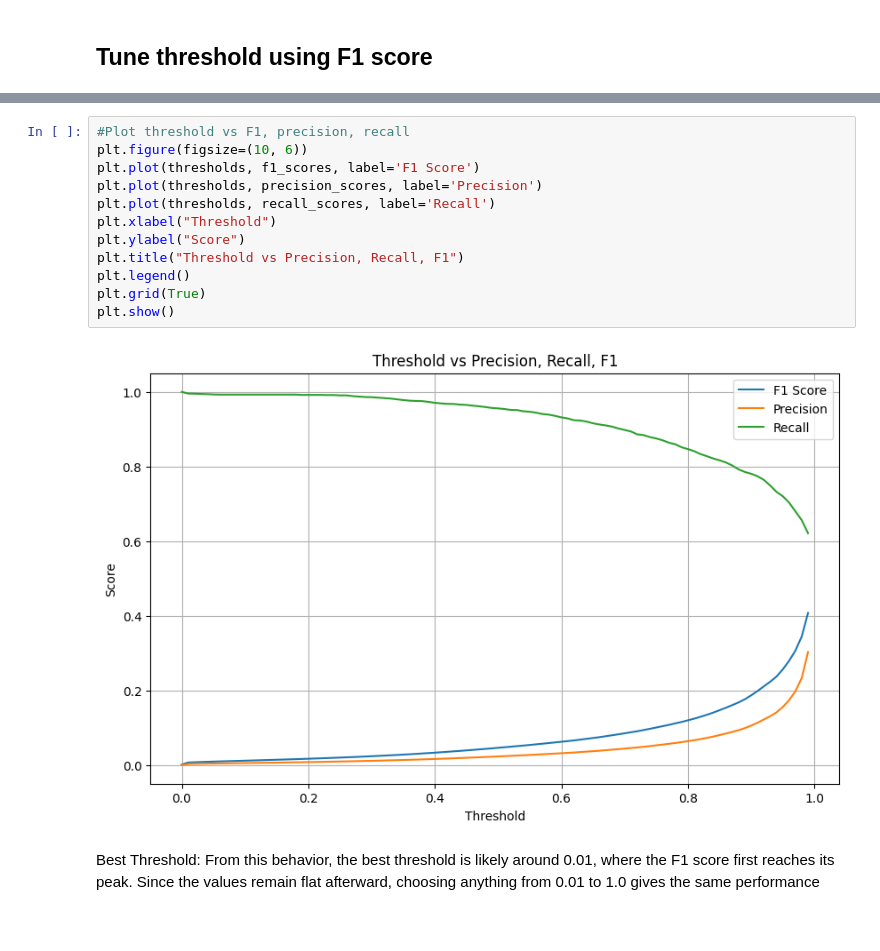
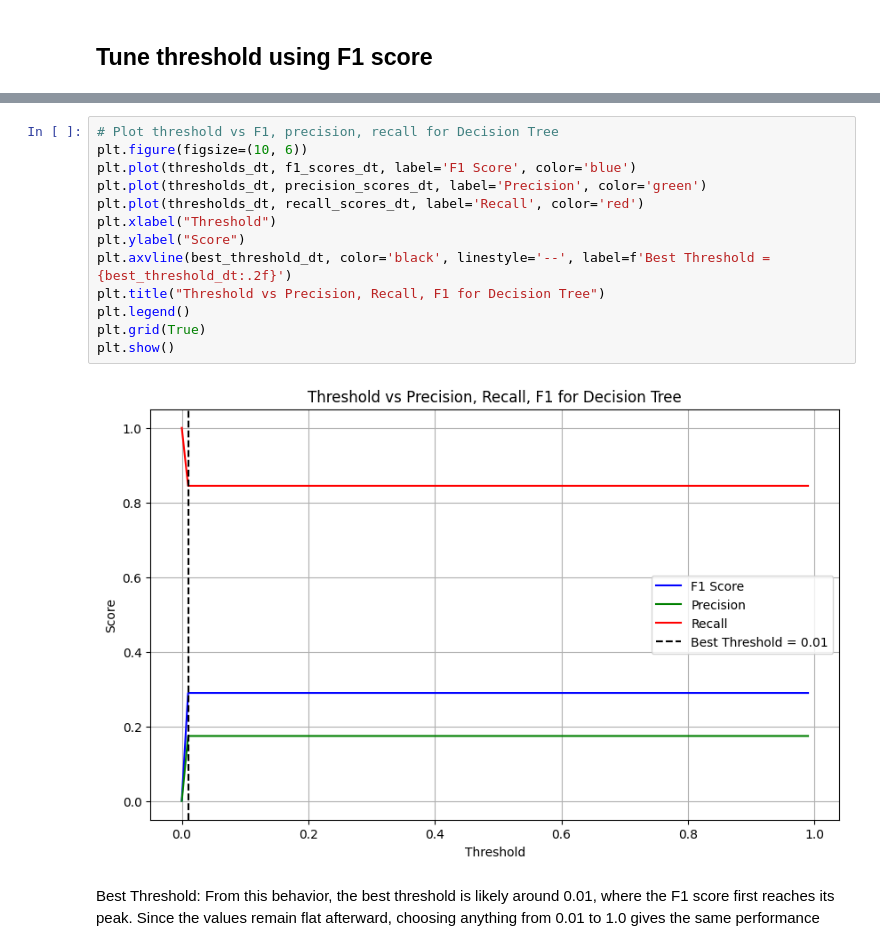
Before and after one commit to ABUALHUSSEIN/Fraud-Detection-in-Financial-Transactions-Using-Machine-Learning, a Jupyter notebook: Fraud_Detection.ipynb, the cells around one changed output, grey strips where cells are left out. Cells and saved outputs as stored; diff of their text form.

```diff
--- a/Fraud_Detection.ipynb
+++ b/Fraud_Detection.ipynb
@@ -728,19 +744,20 @@ print(f"Best Threshold for Decision Tree: {best_threshold_dt:.2f}")
 # %% [output]
 Best Threshold for Decision Tree: 0.01
 # %%
-#Plot threshold vs F1, precision, recall
+# Plot threshold vs F1, precision, recall for Decision Tree
 plt.figure(figsize=(10, 6))
-plt.plot(thresholds, f1_scores, label='F1 Score')
-plt.plot(thresholds, precision_scores, label='Precision')
-plt.plot(thresholds, recall_scores, label='Recall')
+plt.plot(thresholds_dt, f1_scores_dt, label='F1 Score', color='blue')
+plt.plot(thresholds_dt, precision_scores_dt, label='Precision', color='green')
+plt.plot(thresholds_dt, recall_scores_dt, label='Recall', color='red')
 plt.xlabel("Threshold")
 plt.ylabel("Score")
-plt.title("Threshold vs Precision, Recall, F1")
+plt.axvline(best_threshold_dt, color='black', linestyle='--', label=f'Best Threshold = {best_threshold_dt:.2f}')
+plt.title("Threshold vs Precision, Recall, F1 for Decision Tree")
 plt.legend()
 plt.grid(True)
 plt.show()
 # %% [output]
-[figure, old version]
+[figure, new version]
 # %% [markdown]
 Best Threshold:
 From this behavior, the best threshold is likely around 0.01, where the F1 score first reaches its peak. Since the values remain flat afterward, choosing anything from 0.01 to 1.0 gives the same performance
```
Also changed, not shown: parts of 54 cells of this notebook.
